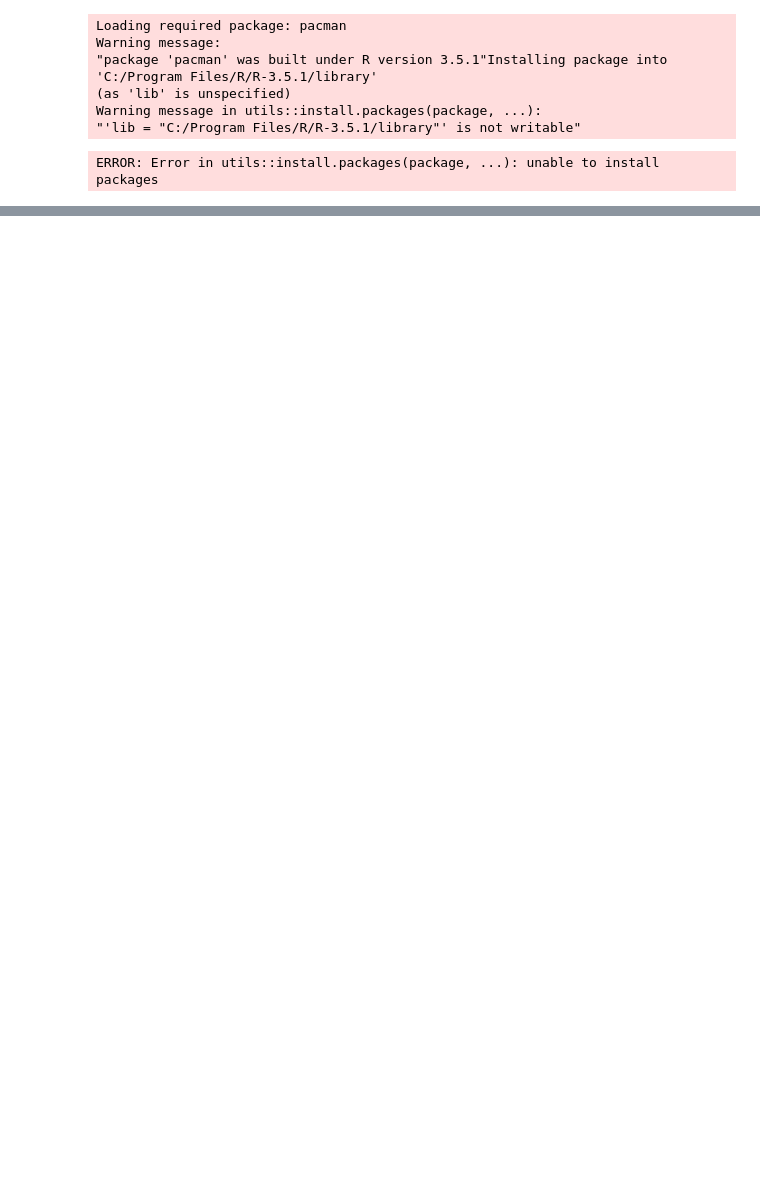
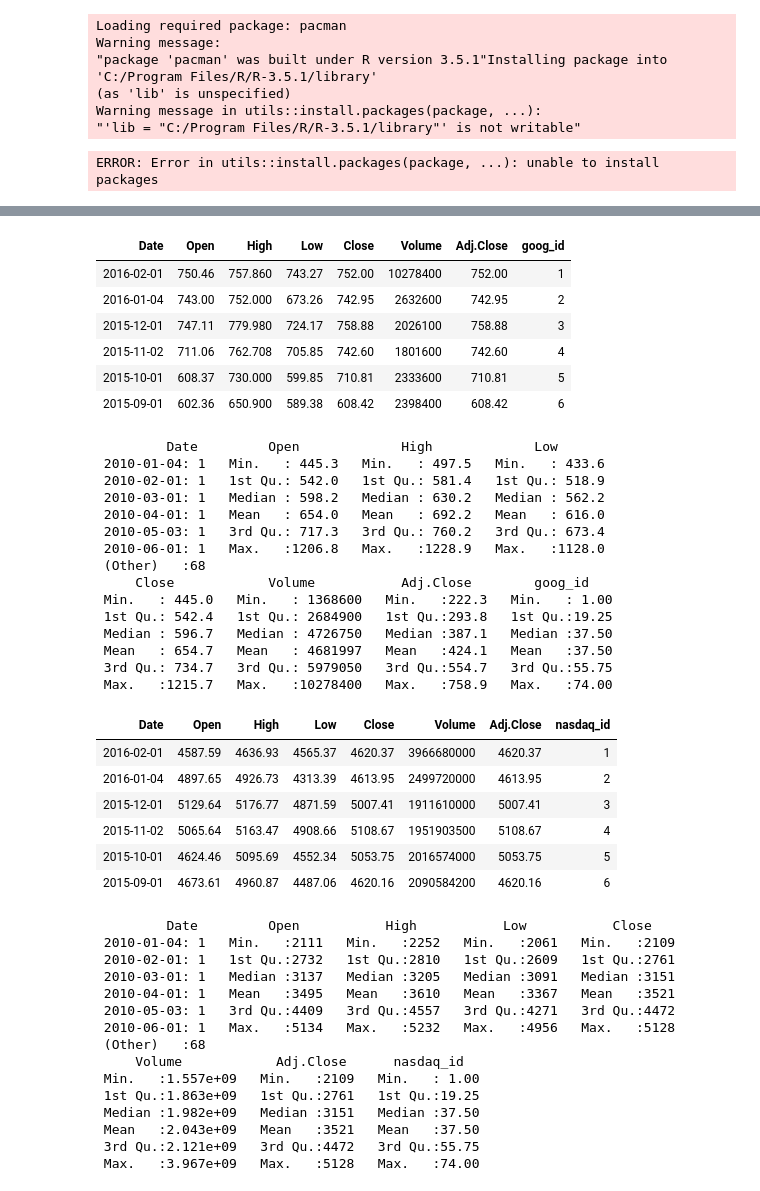
Before and after one commit to lauracarpaciu/Regression_file, a Jupyter notebook: Regression.ipynb, the cells around one changed output, grey strips where cells are left out. Saved outputs shown, nothing was run; the diff lists cells and outputs as text; code cells hidden in the pictures; blank space fills up the shorter version.

```diff
--- a/Regression.ipynb
+++ b/Regression.ipynb
@@ -64,0 +57,53 @@ head(tbondsFile_original)
+# %%
+# generate an id column for future use (joins etc)
+goog_original$goog_id = seq.int(nrow(goog_original))
+nasdaqFile_original$nasdaq_id = seq.int(nrow(nasdaqFile_original))
+head(goog_original)
+summary(goog_original)
+head(nasdaqFile_original)
+summary(nasdaqFile_original)
+# %% [output]
+| Date | Open | High | Low | Close | Volume | Adj.Close | goog_id |
+| 2016-02-01 | 750.46 | 757.860 | 743.27 | 752.00 | 10278400 | 752.00 | 1 |
+| 2016-01-04 | 743.00 | 752.000 | 673.26 | 742.95 | 2632600 | 742.95 | 2 |
+| 2015-12-01 | 747.11 | 779.980 | 724.17 | 758.88 | 2026100 | 758.88 | 3 |
+| 2015-11-02 | 711.06 | 762.708 | 705.85 | 742.60 | 1801600 | 742.60 | 4 |
+| 2015-10-01 | 608.37 | 730.000 | 599.85 | 710.81 | 2333600 | 710.81 | 5 |
+| 2015-09-01 | 602.36 | 650.900 | 589.38 | 608.42 | 2398400 | 608.42 | 6 |
+         Date         Open             High             Low
+ 2010-01-04: 1   Min.   : 445.3   Min.   : 497.5   Min.   : 433.6
+ 2010-02-01: 1   1st Qu.: 542.0   1st Qu.: 581.4   1st Qu.: 518.9
+ 2010-03-01: 1   Median : 598.2   Median : 630.2   Median : 562.2
+ 2010-04-01: 1   Mean   : 654.0   Mean   : 692.2   Mean   : 616.0
+ 2010-05-03: 1   3rd Qu.: 717.3   3rd Qu.: 760.2   3rd Qu.: 673.4
+ 2010-06-01: 1   Max.   :1206.8   Max.   :1228.9   Max.   :1128.0
+ (Other)   :68
+     Close            Volume           Adj.Close        goog_id
+ Min.   : 445.0   Min.   : 1368600   Min.   :222.3   Min.   : 1.00
+ 1st Qu.: 542.4   1st Qu.: 2684900   1st Qu.:293.8   1st Qu.:19.25
+ Median : 596.7   Median : 4726750   Median :387.1   Median :37.50
+ Mean   : 654.7   Mean   : 4681997   Mean   :424.1   Mean   :37.50
+ 3rd Qu.: 734.7   3rd Qu.: 5979050   3rd Qu.:554.7   3rd Qu.:55.75
+ Max.   :1215.7   Max.   :10278400   Max.   :758.9   Max.   :74.00
+| Date | Open | High | Low | Close | Volume | Adj.Close | nasdaq_id |
+| 2016-02-01 | 4587.59 | 4636.93 | 4565.37 | 4620.37 | 3966680000 | 4620.37 | 1 |
+| 2016-01-04 | 4897.65 | 4926.73 | 4313.39 | 4613.95 | 2499720000 | 4613.95 | 2 |
+| 2015-12-01 | 5129.64 | 5176.77 | 4871.59 | 5007.41 | 1911610000 | 5007.41 | 3 |
+| 2015-11-02 | 5065.64 | 5163.47 | 4908.66 | 5108.67 | 1951903500 | 5108.67 | 4 |
+| 2015-10-01 | 4624.46 | 5095.69 | 4552.34 | 5053.75 | 2016574000 | 5053.75 | 5 |
+| 2015-09-01 | 4673.61 | 4960.87 | 4487.06 | 4620.16 | 2090584200 | 4620.16 | 6 |
+         Date         Open           High           Low           Close
+ 2010-01-04: 1   Min.   :2111   Min.   :2252   Min.   :2061   Min.   :2109
+ 2010-02-01: 1   1st Qu.:2732   1st Qu.:2810   1st Qu.:2609   1st Qu.:2761
+ 2010-03-01: 1   Median :3137   Median :3205   Median :3091   Median :3151
+ 2010-04-01: 1   Mean   :3495   Mean   :3610   Mean   :3367   Mean   :3521
+ 2010-05-03: 1   3rd Qu.:4409   3rd Qu.:4557   3rd Qu.:4271   3rd Qu.:4472
+ 2010-06-01: 1   Max.   :5134   Max.   :5232   Max.   :4956   Max.   :5128
+ (Other)   :68
+     Volume            Adj.Close      nasdaq_id
+ Min.   :1.557e+09   Min.   :2109   Min.   : 1.00
+ 1st Qu.:1.863e+09   1st Qu.:2761   1st Qu.:19.25
+ Median :1.982e+09   Median :3151   Median :37.50
+ Mean   :2.043e+09   Mean   :3521   Mean   :37.50
+ 3rd Qu.:2.121e+09   3rd Qu.:4472   3rd Qu.:55.75
+ Max.   :3.967e+09   Max.   :5128   Max.   :74.00
```
Also changed, not shown: parts of 6 cells of this notebook, 1 other file.
